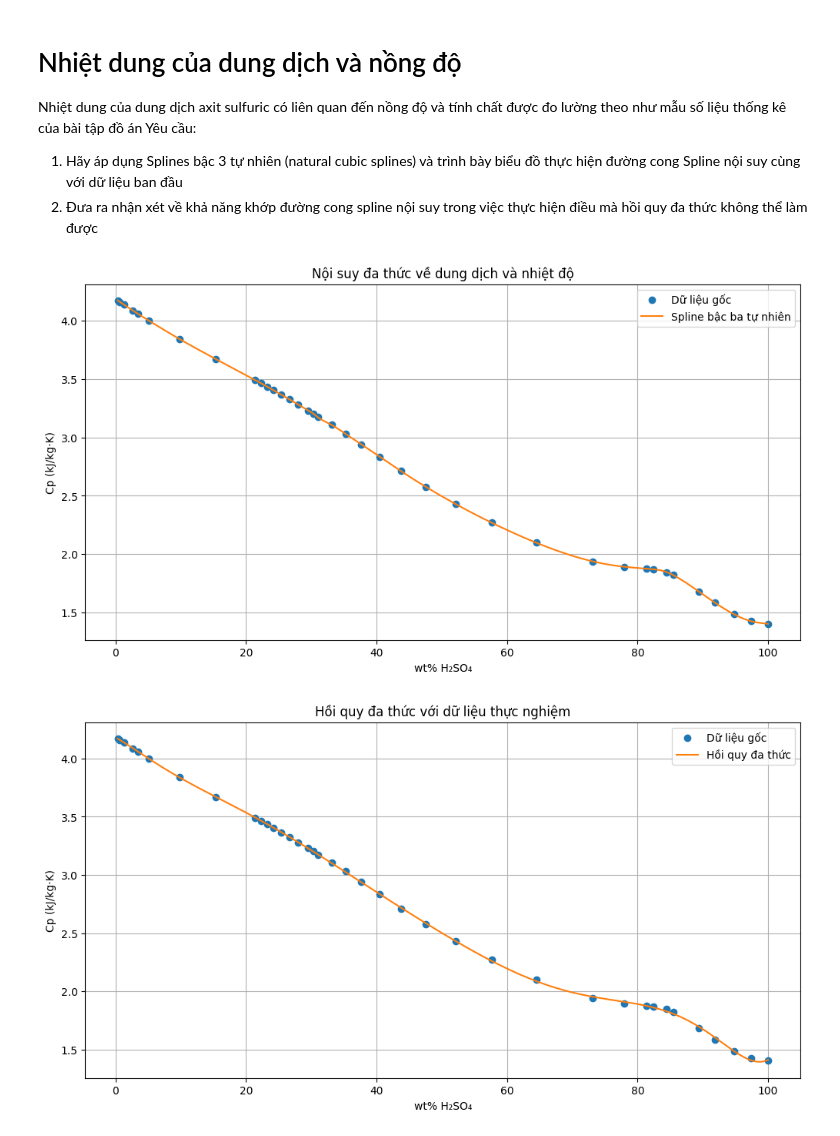
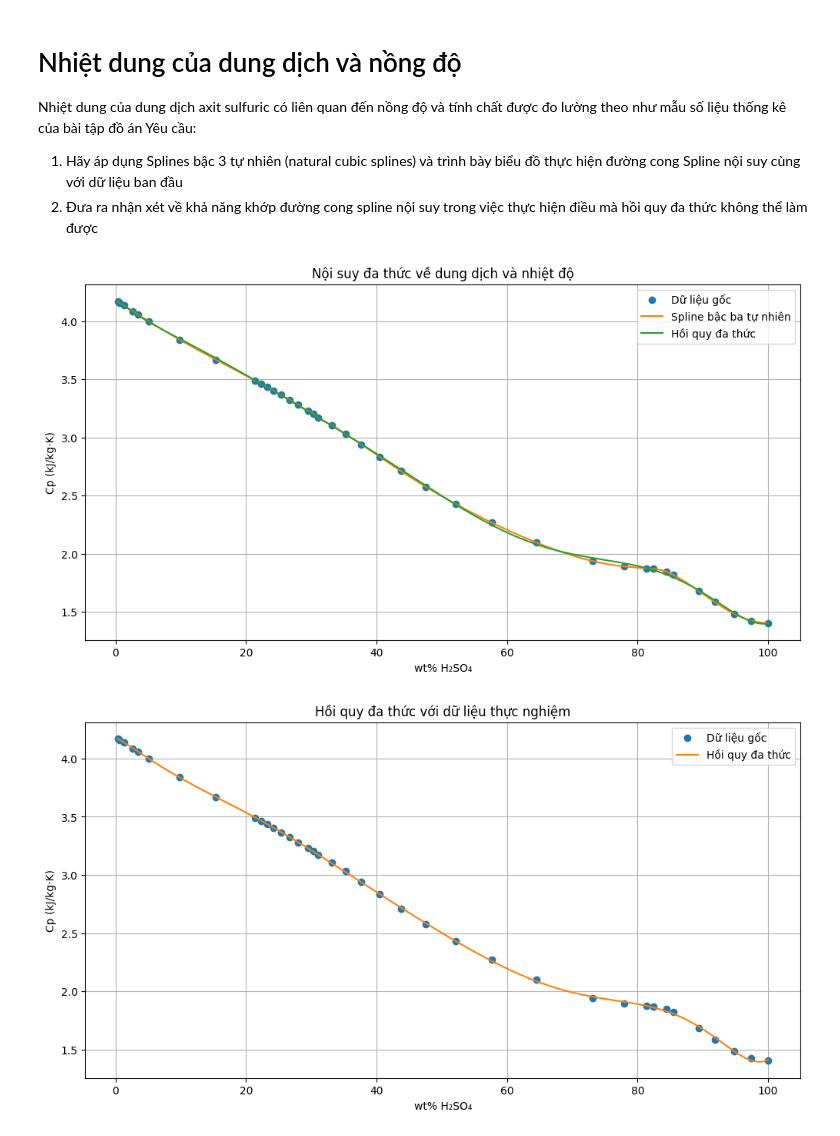
Before and after one commit to AkiraTomori/Interpolation, a Jupyter notebook: Test.ipynb, the cells around one changed output. Drawn from its saved outputs; the diff is of its cells as text; code cells hidden in the pictures.

```diff
--- a/Test.ipynb
+++ b/Test.ipynb
@@ -45,7 +40,7 @@ def natural_Spline_coef(X: List[float], Y: List[float]) -> Tuple[List[float], Li
     a = Y[:-1]
     b, d = np.zeros(n - 1), np.zeros(n - 1)
     for i in range(n - 1):
-        b[i] = (Y[i + 1] - Y[i]) / h[i] - h[i] * (2 * c[i] + c[i + 1]) / 3
+        b[i] = (Y[i + 1] - Y[i]) / h[i] - (h[i] / 3) * (2 * c[i] + c[i + 1])
         d[i] = (c[i + 1] - c[i]) / (3 * h[i])
 
     return a, b, c[:-1], d
@@ -108,6 +103,9 @@ def polynominal_regression_predict(x: float, coefs: List[float]) -> float:
             Giá trị y dự đoán
     """
     return sum(coefs[i] * x**i for i in range(len(coefs)))
+
+def showGraph():
+    pass
 # %% [markdown]
 # Nhiệt dung của dung dịch và nồng độ
 Nhiệt dung của dung dịch axit sulfuric có liên quan đến nồng độ và tính chất được đo lường theo như mẫu số liệu thống kê của bài tập đồ án
@@ -133,32 +131,39 @@ weight_percent = np.array(
 
 heat_capacity = np.array(
     [
         4.173, 4.160, 4.135, 4.087,
         4.056, 3.998, 3.842, 3.671,
         3.491, 3.465, 3.435, 3.403,
         3.367, 3.326, 3.281, 3.231,
         3.202, 3.173, 3.107, 3.030,
         2.940, 2.834, 2.711, 2.576,
         2.429, 2.269, 2.098, 1.938,
         1.892, 1.876, 1.870, 1.846,
         1.820, 1.681, 1.586, 1.484,
         1.425, 1.403
     ], dtype=float
 )
 
 a_spline_1, b_spline_1, c_spilne_1, d_spilne_1 = natural_Spline_coef(weight_percent, heat_capacity)
 wp_new = np.linspace(min(weight_percent), max(weight_percent), 500)
 hc_new = [natural_Spline_Interpolation(xi, weight_percent, a_spline_1, b_spline_1, c_spilne_1, d_spilne_1) for xi in wp_new]
 
+degree = 8
+coefs = polynominal_regression_model(weight_percent, heat_capacity, degree)
+
+x_dense = np.linspace(min(weight_percent), max(weight_percent), 500)
+y_dense = [polynominal_regression_predict(xi, coefs) for xi in x_dense]
+
 plt.figure(figsize=(12, 6))
 plt.plot(weight_percent, heat_capacity, 'o', label='Dữ liệu gốc')
 plt.plot(wp_new, hc_new, label='Spline bậc ba tự nhiên')
+plt.plot(x_dense, y_dense, label='Hồi quy đa thức')
 plt.xlabel('wt% H₂SO₄')
 plt.ylabel('Cp (kJ/kg·K)')
 plt.title('Nội suy đa thức về dung dịch và nhiệt độ')
 plt.grid(True)
 plt.legend()
 plt.show()
 # %% [output]
-[figure, old version]
+[figure, new version]
 # %%
```
Also changed, not shown: parts of 4 cells of this notebook.
